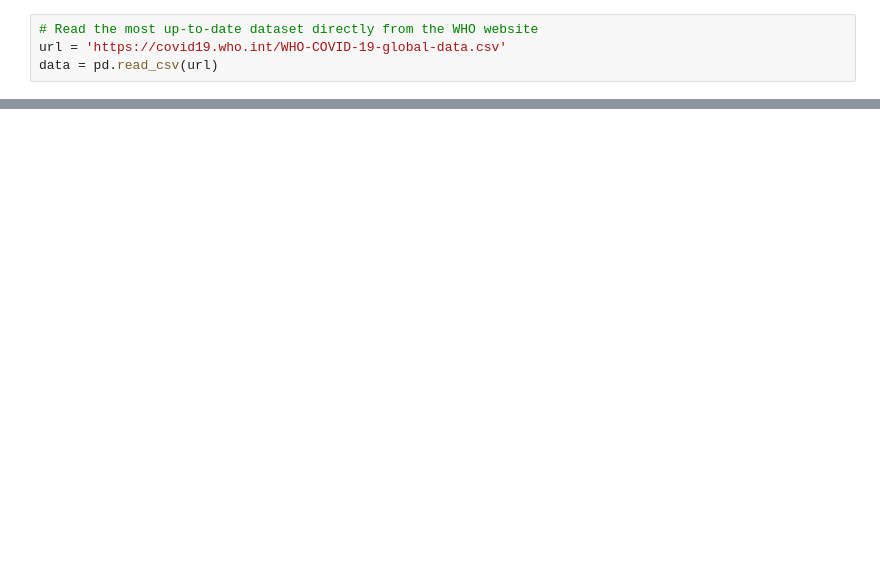
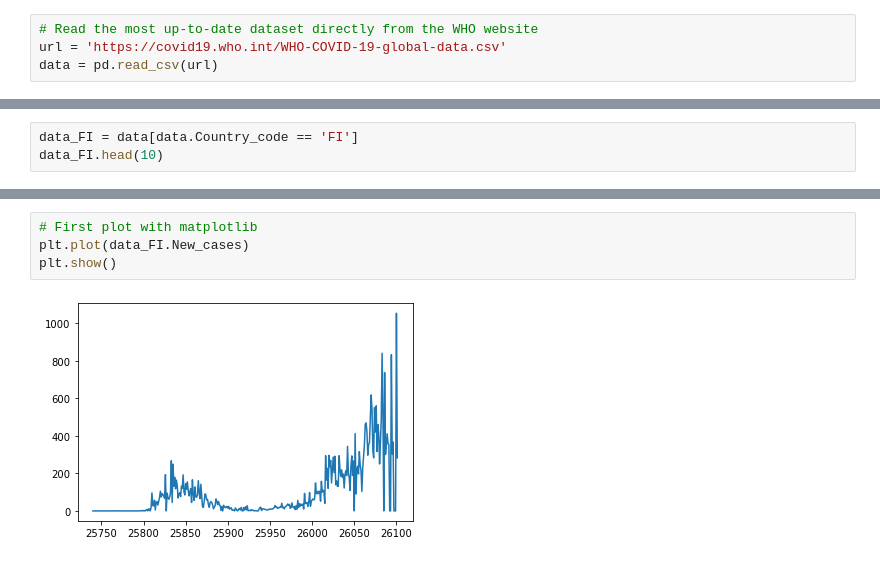
Before and after one commit to jarvijaakko/Corona_analysis, a Jupyter notebook: Corona_plotly.ipynb, the cells around one changed output, grey strips where cells are left out. Drawn from its saved outputs; the diff is of its cells as text; blank space fills up the shorter version.

```diff
--- a/Corona_plotly.ipynb
+++ b/Corona_plotly.ipynb
@@ -26,0 +14,3 @@ data.head(10)
+# %%
+data_FI = data[data.Country_code == 'FI']
+data_FI.head(10)
@@ -26,0 +29,6 @@ data.head(10)
+# %%
+# First plot with matplotlib
+plt.plot(data_FI.New_cases)
+plt.show()
+# %% [output]
+[figure, added]
```
Also changed, not shown: parts of 6 cells of this notebook.
